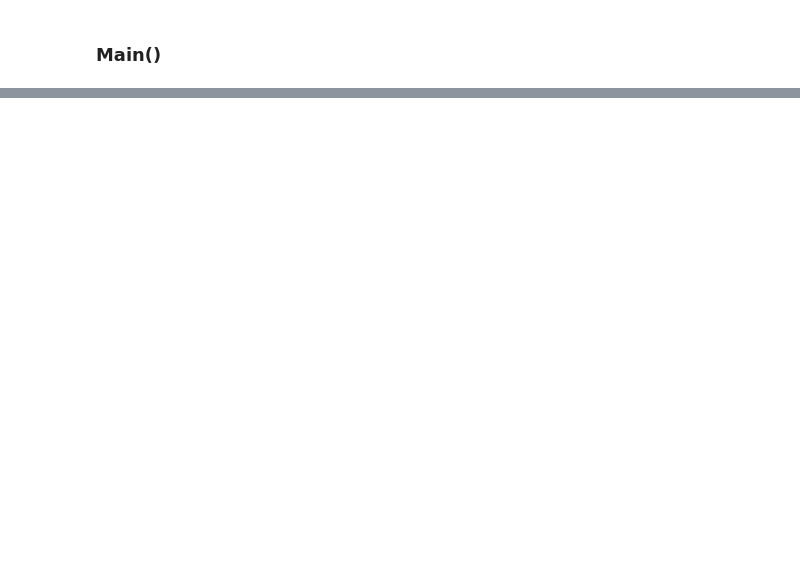
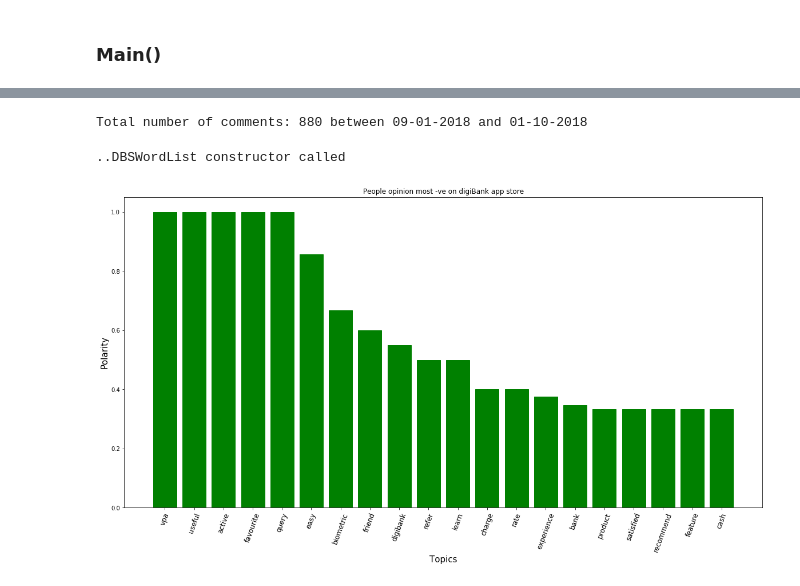
Before and after one commit to sulabh9999/SentimentAnalysis, a Jupyter notebook: TopicModeling.ipynb, the cells around one changed output, grey strips where cells are left out. Saved outputs shown, nothing was run; the diff lists cells and outputs as text; code cells hidden in the pictures; blank space fills up the shorter version.

```diff
--- a/TopicModeling.ipynb
+++ b/TopicModeling.ipynb
@@ -174,0 +191,25 @@ processed_doc = preprocessCommentDocument(commentsDocument)
+# %%
+commentsDocument = getListOfComments().head(500)
+processed_doc = preprocessCommentDocument(commentsDocument)
+# print('..bag of words: ', bow(processed_doc))
+# %% [output]
+Total number of comments: 880 between 09-01-2018 and 01-10-2018
+# %%
+sentList = getSentFromCommentList(commentsDocument)
+# %%
+from dbsWordList import DBSWordList
+file_path = getDataSourcePathFor(wordFile_path)
+trie = DBSWordList(file_path)
+# %% [output]
+..DBSWordList constructor called
+# %%
+proc_doc_exist_words = trie.searchInDocument(processed_doc)
+# %%
+l = tokenDictWithPosNegSentiment(sentList, proc_doc_exist_words)
+# print(sortedMostPos(l))
+# %%
+from showBarGraph import showBarCharForSentiment
+# show positive bar graph
+showBarCharForSentiment(sortedMostPos(l), pos=True)
+# %% [output]
+[figure, added]
```
Also changed, not shown: parts of 14 cells of this notebook, 5 other files.
